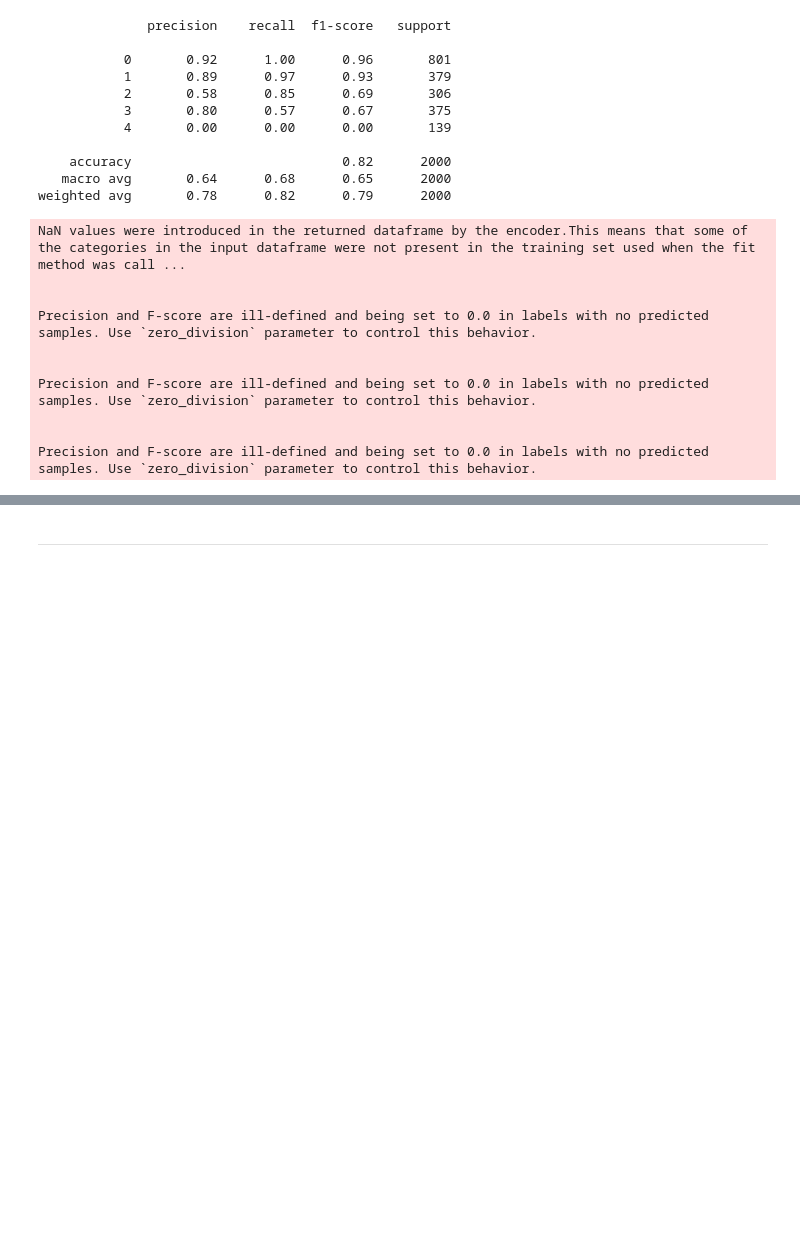
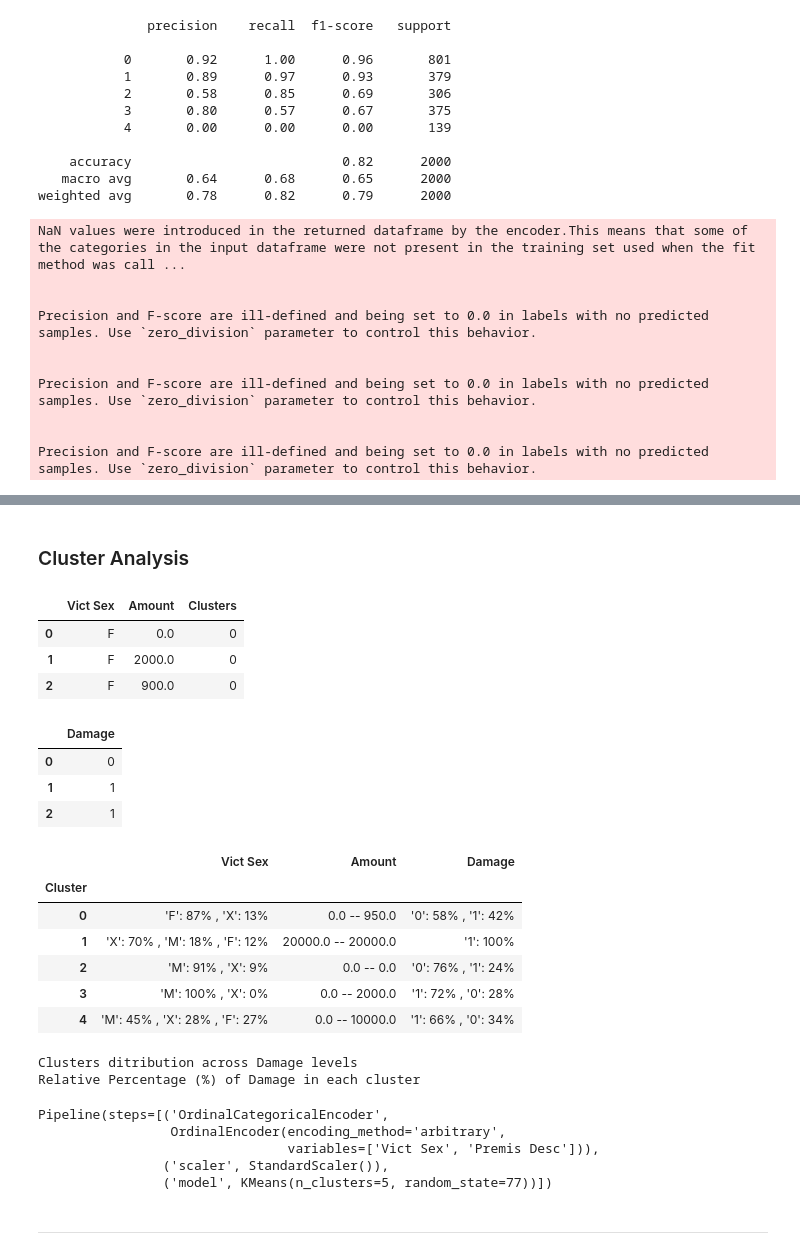
Before and after one commit to Cyril-CRGB/GazetteAnaliticsTools, a Jupyter notebook: jupyter_notebooks/7Cluster_v2.ipynb, the cells around one changed output, grey strips where cells are left out. Saved outputs shown, nothing was run; the diff lists cells and outputs as text; code cells hidden in the pictures; blank space fills up the shorter version.

Commit message:
Adding: 7Cluster_v2 to end & saving work

```diff
--- a/jupyter_notebooks/7Cluster_v2.ipynb
+++ b/jupyter_notebooks/7Cluster_v2.ipynb
@@ -1163,3 +1163,54 @@ plt.show()
+# %% [markdown]
+### Cluster Analysis
+# %%
+#Create a DataFrame that contains the best features and Clusters Predictions: we want to analyse the patterns for each cluster.
+df_cluster_profile = df_clf.copy()
+df_cluster_profile = df_cluster_profile.filter(items=best_features + ['Clusters'], axis=1)
+df_cluster_profile.head(3)
+# %% [output]
+|  | Vict Sex | Amount | Clusters |
+| 0 | F | 0.0 | 0 |
+| 1 | F | 2000.0 | 0 |
+| 2 | F | 900.0 | 0 |
+# %%
+#we want also to analyse Damage levels
+df_damage = pd.read_csv("outputs/datasets/datacleaned/v1/dataPP5_cleaned_10k.csv").filter(['Damage'])
+df_damage['Damage'] = df_damage['Damage'].astype('object')
+df_damage.head(3)
+# %% [output]
+|  | Damage |
+| 0 | 0 |
+| 1 | 1 |
+| 2 | 1 |
+# %%
+#Cluster profile on most important features
+pd.set_option('display.max_colwidth', None)
+clusters_profile = DescriptionAllClusters(df=pd.concat([df_cluster_profile,df_damage], axis=1), decimal_points=0)
+clusters_profile
+# %% [output]
+|  | Vict Sex | Amount | Damage |
+| Cluster |  |  |  |
+| 0 | 'F': 87% , 'X': 13% | 0.0 -- 950.0 | '0': 58% , '1': 42% |
+| 1 | 'X': 70% , 'M': 18% , 'F': 12% | 20000.0 -- 20000.0 | '1': 100% |
+| 2 | 'M': 91% , 'X': 9% | 0.0 -- 0.0 | '0': 76% , '1': 24% |
+| 3 | 'M': 100% , 'X': 0% | 0.0 -- 2000.0 | '1': 72% , '0': 28% |
+| 4 | 'M': 45% , 'X': 28% , 'F': 27% | 0.0 -- 10000.0 | '1': 66% , '0': 34% |
+# %%
+#Clusters distribution across Damage levels & Relative Percentage of Damage in each cluster
+df_cluster_vs_damage = df_damage.copy()
+df_cluster_vs_damage['Clusters'] = X['Clusters']
+cluster_distribution_per_variable(df=df_cluster_vs_damage, target='Damage')
+# %% [output]
+Clusters ditribution across Damage levels
+Relative Percentage (%) of Damage in each cluster
+# %%
+pipeline_cluster
+# %% [output]
+Pipeline(steps=[('OrdinalCategoricalEncoder',
+                 OrdinalEncoder(encoding_method='arbitrary',
+                                variables=['Vict Sex', 'Premis Desc'])),
+                ('scaler', StandardScaler()),
+                ('model', KMeans(n_clusters=5, random_state=77))])
 # %% [markdown]
 ---
 # %% [markdown]
```
Also changed, not shown: parts of 16 cells of this notebook, 7 other files.
